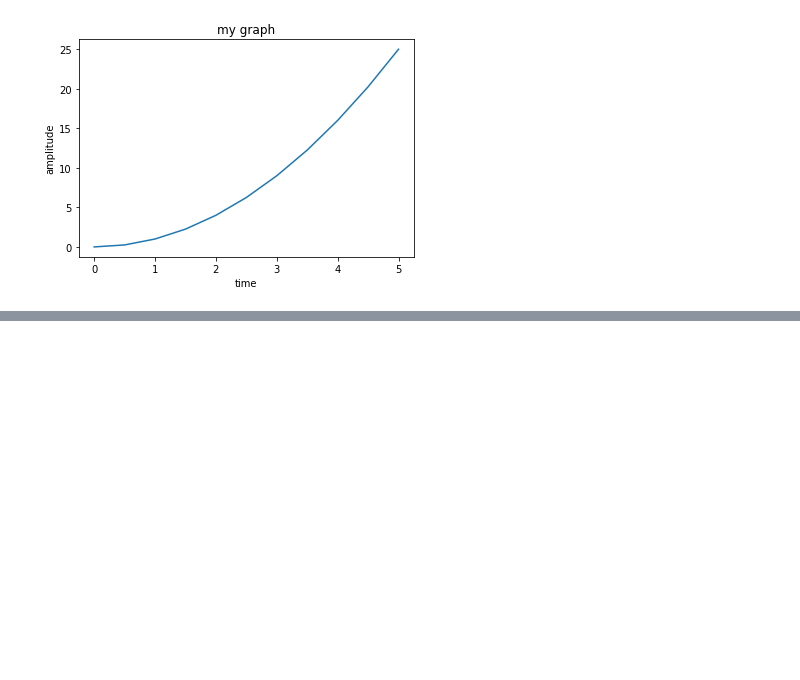
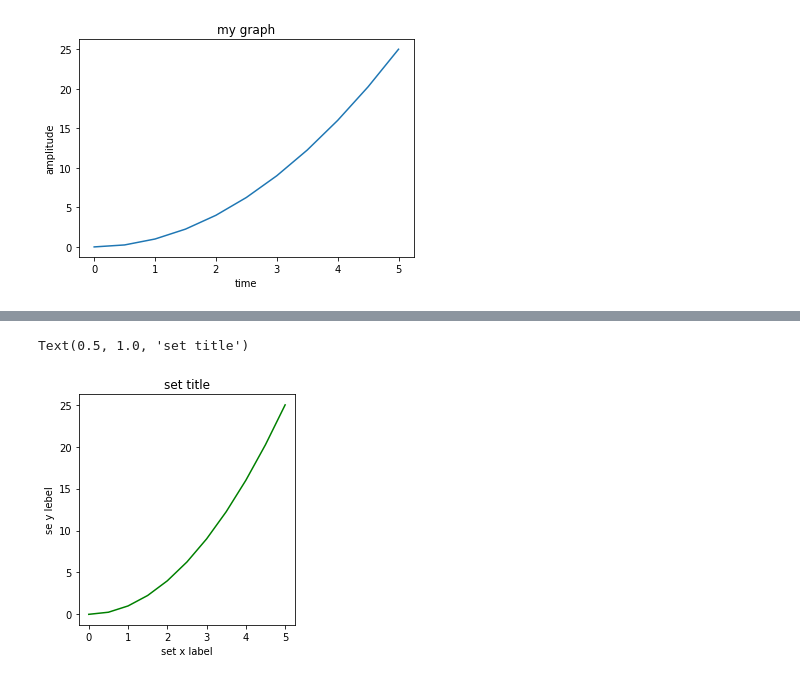
Before and after one commit to ikartik2001/CDAC-PYTHON-WITH-AI, a Jupyter notebook: JUPITER FOLDER (AI)/CLASSES JUPITER/class 14.ipynb, the cells around one changed output, grey strips where cells are left out. Drawn from its saved outputs; the diff is of its cells as text; code cells hidden in the pictures; blank space fills up the shorter version.

```diff
--- a/JUPITER FOLDER (AI)/CLASSES JUPITER/class 14.ipynb
+++ b/JUPITER FOLDER (AI)/CLASSES JUPITER/class 14.ipynb
@@ -37,0 +59,15 @@ plt.show()
+# %%
+# create figure
+fig = plt.figure()
+
+# add set of axes to figure
+axes = fig.add_axes([0.5,0.1,0.5,0.8]) # left bottom width height (range 0 to 1)
+
+# plot on that set of axes
+axes.plot(x,y,"g")
+axes.set_xlabel('set x label') # notice the use  of set_ to begin method
+axes.set_ylabel('se y lebel')
+axes.set_title('set title')
+# %% [output]
+Text(0.5, 1.0, 'set title')
+[figure, added]
```
Also changed, not shown: parts of 23 cells of this notebook, 8 other files.
